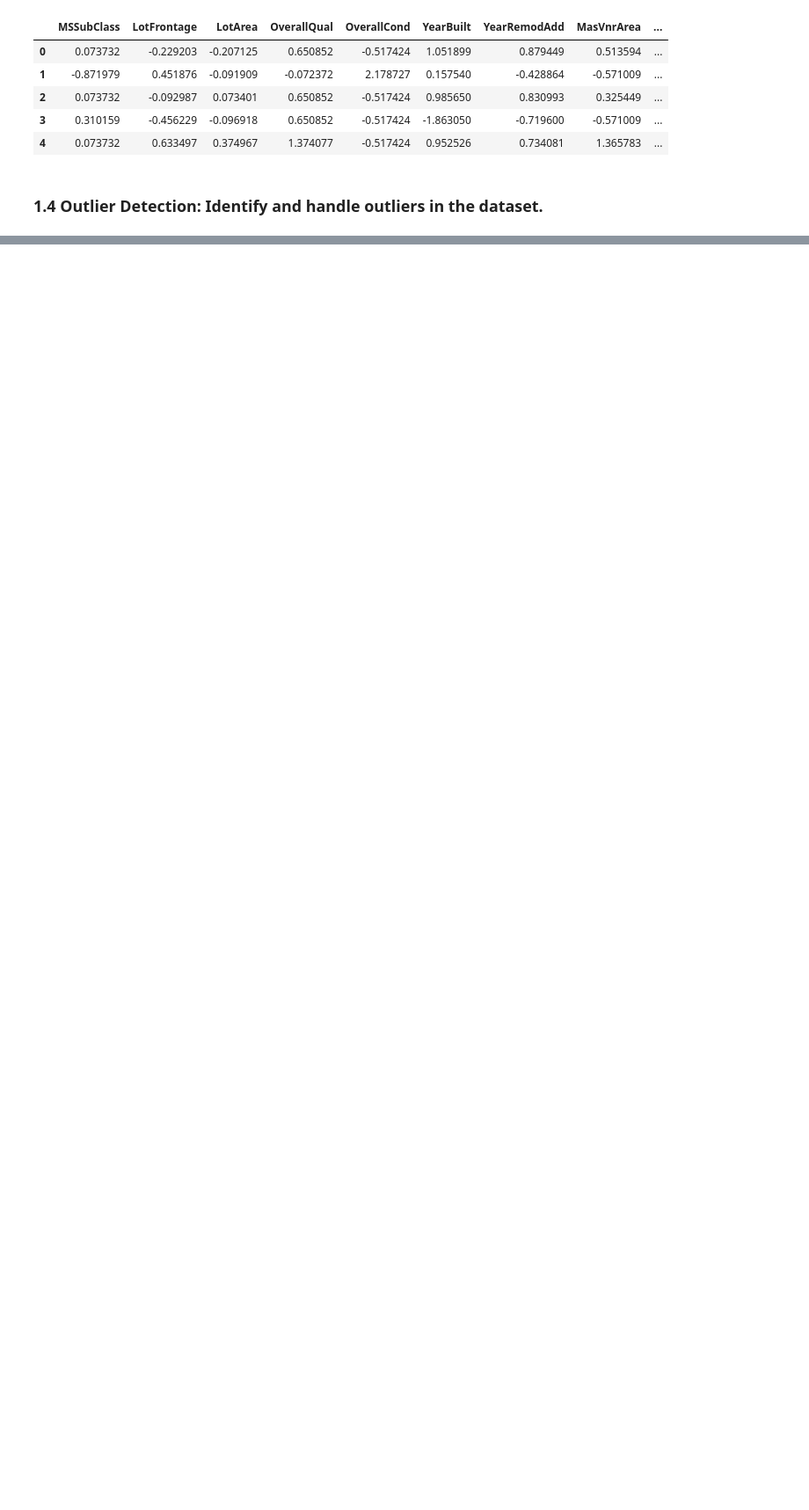
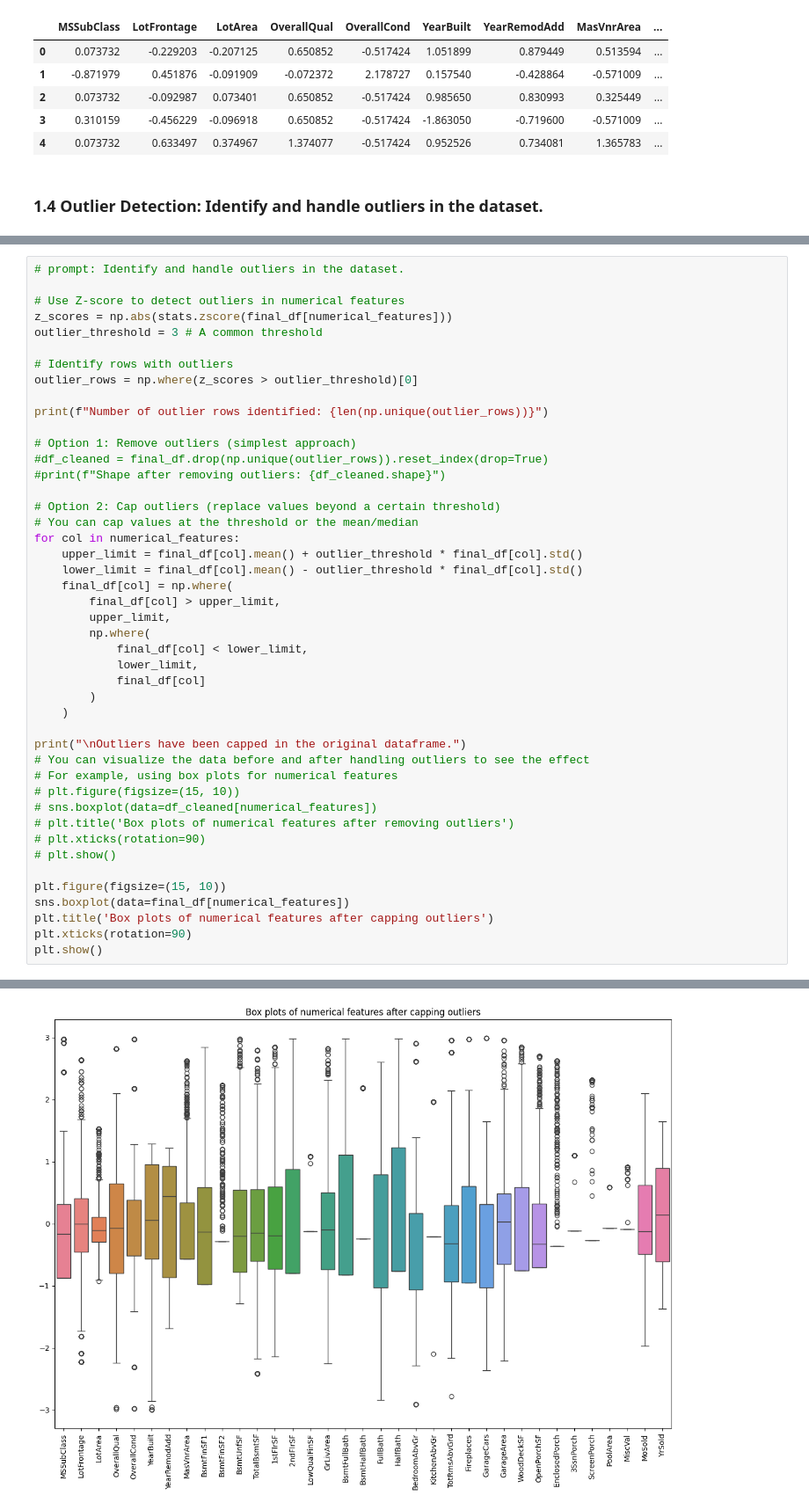
Before and after one commit to brijeshksingh/AIML_Colab_repo, a Jupyter notebook: House_price_pred_project.ipynb, the cells around one changed output, grey strips where cells are left out. Shown at 88% size. Cells and saved outputs as stored; diff of their text form; blank space fills up the shorter version.

```diff
--- a/House_price_pred_project.ipynb
+++ b/House_price_pred_project.ipynb
@@ -396,0 +421,46 @@ final_df.head()
+# %%
+# prompt: Identify and handle outliers in the dataset.
+
+# Use Z-score to detect outliers in numerical features
+z_scores = np.abs(stats.zscore(final_df[numerical_features]))
+outlier_threshold = 3 # A common threshold
+
+# Identify rows with outliers
+outlier_rows = np.where(z_scores > outlier_threshold)[0]
+
+print(f"Number of outlier rows identified: {len(np.unique(outlier_rows))}")
+
+# Option 1: Remove outliers (simplest approach)
+#df_cleaned = final_df.drop(np.unique(outlier_rows)).reset_index(drop=True)
+#print(f"Shape after removing outliers: {df_cleaned.shape}")
+
+# Option 2: Cap outliers (replace values beyond a certain threshold)
+# You can cap values at the threshold or the mean/median
+for col in numerical_features:
+    upper_limit = final_df[col].mean() + outlier_threshold * final_df[col].std()
+    lower_limit = final_df[col].mean() - outlier_threshold * final_df[col].std()
+    final_df[col] = np.where(
+        final_df[col] > upper_limit,
+        upper_limit,
+        np.where(
+            final_df[col] < lower_limit,
+            lower_limit,
+            final_df[col]
+        )
+    )
+
+print("\nOutliers have been capped in the original dataframe.")
+# You can visualize the data before and after handling outliers to see the effect
+# For example, using box plots for numerical features
+# plt.figure(figsize=(15, 10))
+# sns.boxplot(data=df_cleaned[numerical_features])
+# plt.title('Box plots of numerical features after removing outliers')
+# plt.xticks(rotation=90)
+# plt.show()
+
+plt.figure(figsize=(15, 10))
+sns.boxplot(data=final_df[numerical_features])
+plt.title('Box plots of numerical features after capping outliers')
+plt.xticks(rotation=90)
+plt.show()
+# %% [output]
@@ -396,0 +470 @@ final_df.head()
+[figure, added]
```
Also changed, not shown: parts of 5 cells of this notebook.
